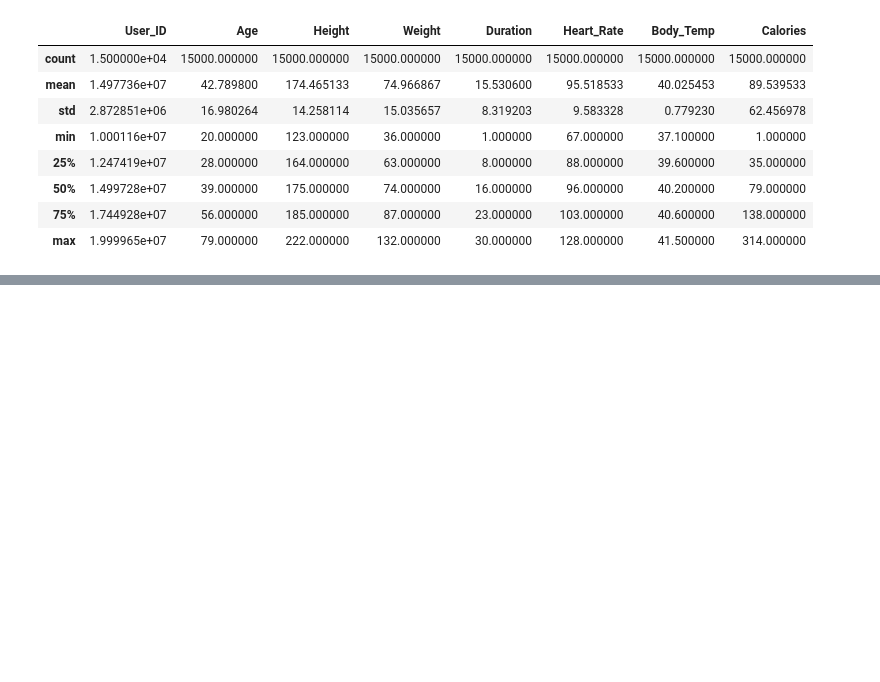
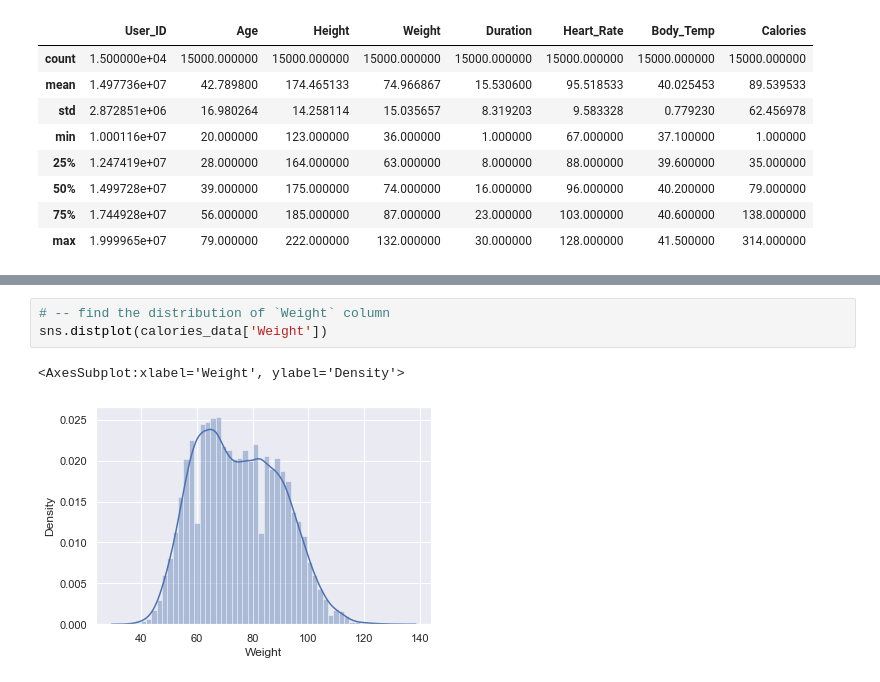
Before and after one commit to AhorIsaac/ml-calories-burn-pred, a Jupyter notebook: calories-burn.ipynb, the cells around one changed output, grey strips where cells are left out. Cells and saved outputs as stored; diff of their text form; blank space fills up the shorter version.

```diff
--- a/calories-burn.ipynb
+++ b/calories-burn.ipynb
@@ -89,0 +112,6 @@ calories_data.describe()
+# %%
+# -- find the distribution of `Weight` column
+sns.distplot(calories_data['Weight'])
+# %% [output]
+<AxesSubplot:xlabel='Weight', ylabel='Density'>
+[figure, added]
```
Also changed, not shown: parts of 5 cells of this notebook.
